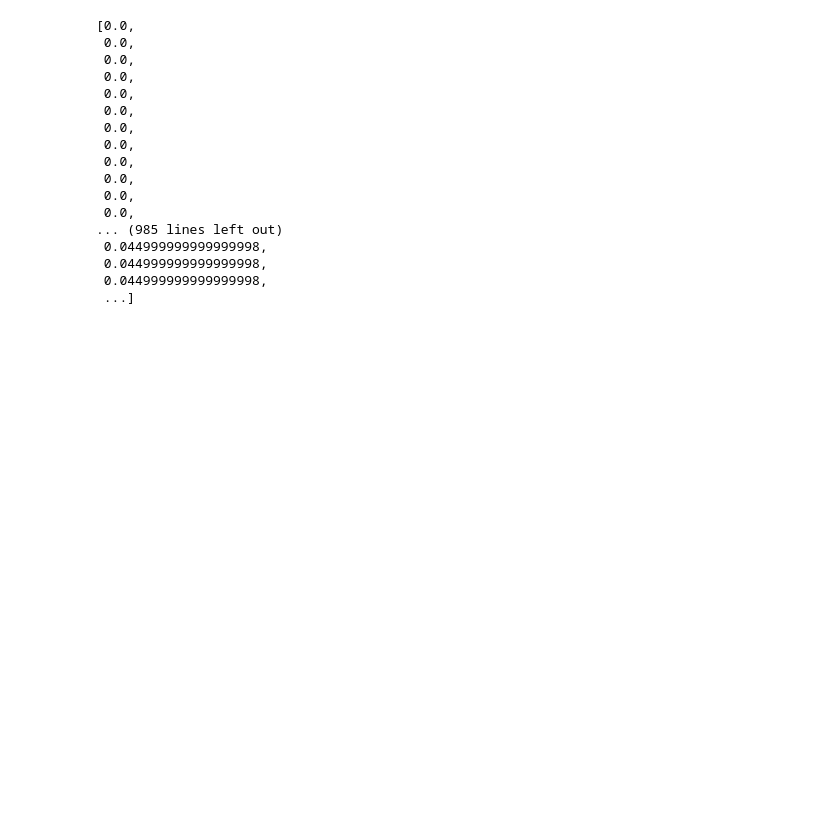
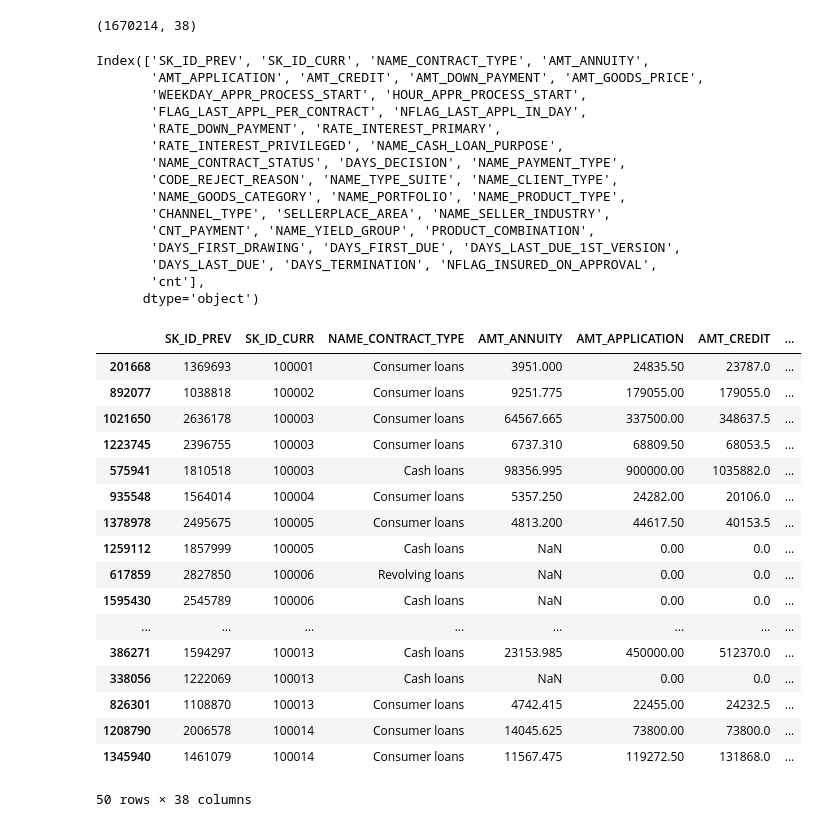
Before and after one commit to niujiaolaoganba/home_credit, a Jupyter notebook: previous_features.ipynb, the cells around one changed output. Drawn from its saved outputs; the diff is of its cells as text; code cells hidden in the pictures; blank space fills up the shorter version.

```diff
--- a/previous_features.ipynb
+++ b/previous_features.ipynb
@@ -27,5 +18,6 @@ One row is equivalent to one payment of one installment OR one installment corre
 # %%
-# installments = pd.read_csv('./data/rawdata/installments_payments.csv.zip',compression='zip')
-installments['DPD'] = installments.DAYS_INSTALMENT - installments.DAYS_ENTRY_PAYMENT
-installments['AMT_DPD'] = installments.AMT_INSTALMENT - installments.AMT_PAYMENT.fillna(0)
-installments = installments.sort_values(['SK_ID_CURR','SK_ID_PREV','NUM_INSTALMENT_NUMBER'], ascending = [True,True,True])
+prev = pd.read_csv('./data/rawdata/previous_application.csv.zip',compression='zip')
+
+prev = prev.sort_values(['SK_ID_CURR','SK_ID_PREV'], ascending = [True,False])
+
+prev['cnt'] = 1
@@ -83,20 +24,39 @@ Name: NUM_INSTALMENT_NUMBER, Length: 76, dtype: int64
-# %%
-sorted(installments.AMT_INSTALMENT)
-# %% [output]
-[0.0,
- 0.0,
- 0.0,
- 0.0,
- 0.0,
- 0.0,
- 0.0,
- 0.0,
- 0.0,
- 0.0,
- 0.0,
- 0.0,
-... (985 lines left out)
- 0.044999999999999998,
- 0.044999999999999998,
- 0.044999999999999998,
- ...]
+# %%
+prev.shape
+prev.columns
+prev.head(50)
+# %% [output]
+(1670214, 38)
+Index(['SK_ID_PREV', 'SK_ID_CURR', 'NAME_CONTRACT_TYPE', 'AMT_ANNUITY',
+       'AMT_APPLICATION', 'AMT_CREDIT', 'AMT_DOWN_PAYMENT', 'AMT_GOODS_PRICE',
+       'WEEKDAY_APPR_PROCESS_START', 'HOUR_APPR_PROCESS_START',
+       'FLAG_LAST_APPL_PER_CONTRACT', 'NFLAG_LAST_APPL_IN_DAY',
+       'RATE_DOWN_PAYMENT', 'RATE_INTEREST_PRIMARY',
+       'RATE_INTEREST_PRIVILEGED', 'NAME_CASH_LOAN_PURPOSE',
+       'NAME_CONTRACT_STATUS', 'DAYS_DECISION', 'NAME_PAYMENT_TYPE',
+       'CODE_REJECT_REASON', 'NAME_TYPE_SUITE', 'NAME_CLIENT_TYPE',
+       'NAME_GOODS_CATEGORY', 'NAME_PORTFOLIO', 'NAME_PRODUCT_TYPE',
+       'CHANNEL_TYPE', 'SELLERPLACE_AREA', 'NAME_SELLER_INDUSTRY',
+       'CNT_PAYMENT', 'NAME_YIELD_GROUP', 'PRODUCT_COMBINATION',
+       'DAYS_FIRST_DRAWING', 'DAYS_FIRST_DUE', 'DAYS_LAST_DUE_1ST_VERSION',
+       'DAYS_LAST_DUE', 'DAYS_TERMINATION', 'NFLAG_INSURED_ON_APPROVAL',
+       'cnt'],
+      dtype='object')
+|  | SK_ID_PREV | SK_ID_CURR | NAME_CONTRACT_TYPE | AMT_ANNUITY | AMT_APPLICATION | AMT_CREDIT | ... |
+| 201668 | 1369693 | 100001 | Consumer loans | 3951.000 | 24835.50 | 23787.0 | ... |
+| 892077 | 1038818 | 100002 | Consumer loans | 9251.775 | 179055.00 | 179055.0 | ... |
+| 1021650 | 2636178 | 100003 | Consumer loans | 64567.665 | 337500.00 | 348637.5 | ... |
+| 1223745 | 2396755 | 100003 | Consumer loans | 6737.310 | 68809.50 | 68053.5 | ... |
+| 575941 | 1810518 | 100003 | Cash loans | 98356.995 | 900000.00 | 1035882.0 | ... |
+| 935548 | 1564014 | 100004 | Consumer loans | 5357.250 | 24282.00 | 20106.0 | ... |
+| 1378978 | 2495675 | 100005 | Consumer loans | 4813.200 | 44617.50 | 40153.5 | ... |
+| 1259112 | 1857999 | 100005 | Cash loans | NaN | 0.00 | 0.0 | ... |
+| 617859 | 2827850 | 100006 | Revolving loans | NaN | 0.00 | 0.0 | ... |
+| 1595430 | 2545789 | 100006 | Cash loans | NaN | 0.00 | 0.0 | ... |
+| ... | ... | ... | ... | ... | ... | ... | ... |
+| 386271 | 1594297 | 100013 | Cash loans | 23153.985 | 450000.00 | 512370.0 | ... |
+| 338056 | 1222069 | 100013 | Cash loans | NaN | 0.00 | 0.0 | ... |
+| 826301 | 1108870 | 100013 | Consumer loans | 4742.415 | 22455.00 | 24232.5 | ... |
+| 1208790 | 2006578 | 100014 | Consumer loans | 14045.625 | 73800.00 | 73800.0 | ... |
+| 1345940 | 1461079 | 100014 | Consumer loans | 11567.475 | 119272.50 | 131868.0 | ... |
+50 rows × 38 columns
```
Also changed, not shown: parts of 6 cells of this notebook, 5 other files.
